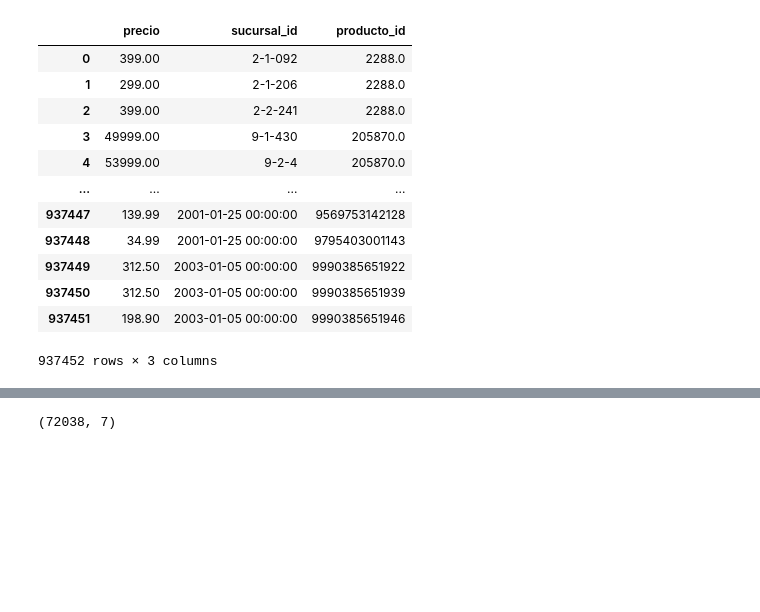
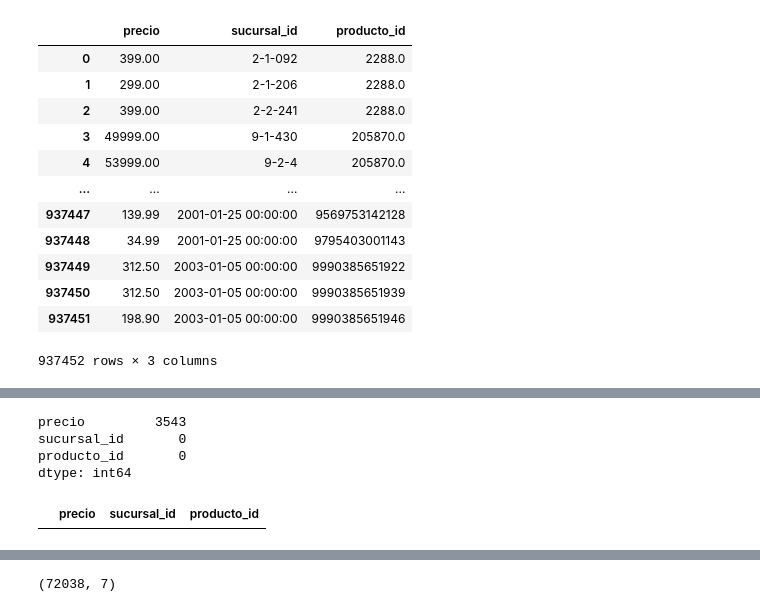
Before and after one commit to Martu-t/Martha-Tarantino-DSH-PI_DE, a Jupyter notebook: pipeline.ipynb, the cells around one changed output, grey strips where cells are left out. Saved outputs shown, nothing was run; the diff lists cells and outputs as text; code cells hidden in the pictures; blank space fills up the shorter version.

```diff
--- a/pipeline.ipynb
+++ b/pipeline.ipynb
@@ -89,0 +216,14 @@ precio_semana4
+# %%
+# valores faltantes - al no ser un valor significativo se lo deja para que el Data Analyst los trate de ser necesario según el criterio del negocio
+precio_semana4.isna().sum()
+# %% [output]
+precio         3543
+sucursal_id       0
+producto_id       0
+dtype: int64
+# %%
+precio_semana4['producto_id'] = precio_semana4['producto_id'].fillna(0)
+# %%
+precio_semana4[precio_semana4['producto_id'].isna()]
+# %% [output]
+|  | precio | sucursal_id | producto_id |
```
Also changed, not shown: parts of 35 cells of this notebook, 2 other files.
